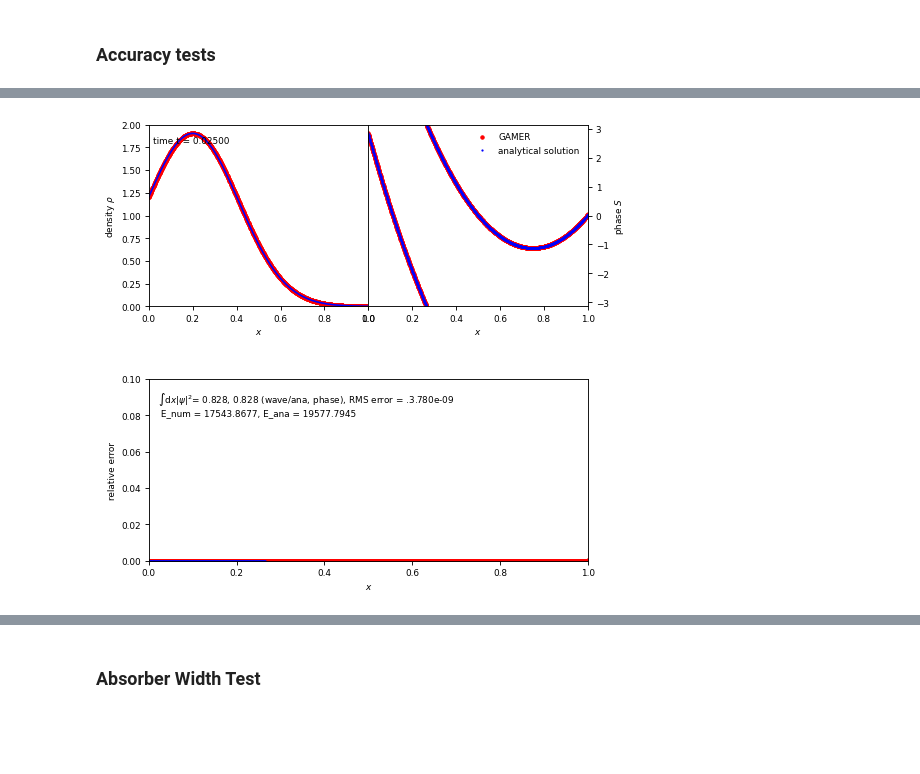
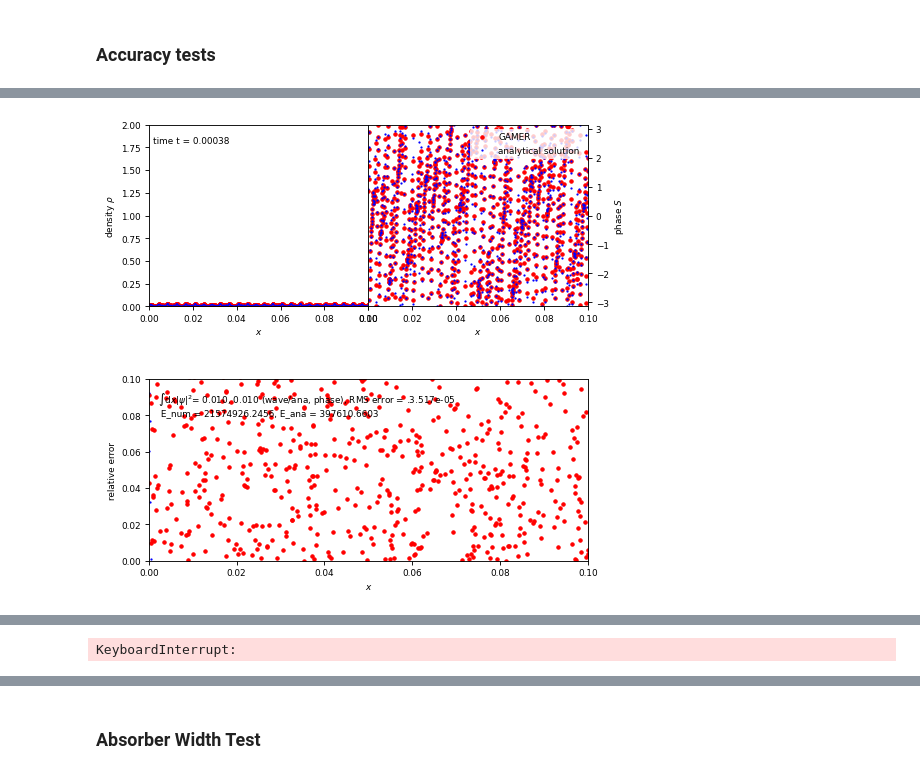
Before and after one commit to KunkelAlexander/fdm-hybrid-scheme, a Jupyter notebook: dirichlet_spectral.ipynb, the cells around one changed output, grey strips where cells are left out. Cells and saved outputs as stored; diff of their text form; code cells hidden in the pictures; blank space fills up the shorter version.

```diff
--- a/dirichlet_spectral.ipynb
+++ b/dirichlet_spectral.ipynb
@@ -1619,6 +1693,13 @@ def dS_func(x, L0_phys, L0_PLM, L1_phys, L1_PLM, sigma0, delta, dsigma_func, gam
     y[x >= L1_phys] = np.exp(1j * gamma) * (-1) * np.sign(x[x >= L1_phys] - L1_PLM) * dsigma_func(-np.abs(x[x >= L1_phys] - L1_PLM), sigma0, delta)
     return y
 
+def S_potential(x, L0_phys, L0_PLM, L1_phys, L1_PLM, sigma0, delta, sigma_func):
+    y = np.zeros(x.shape)
+
+    y[x <= L0_phys] = sigma_func(-np.abs(x[x <= L0_phys] - L0_PLM), sigma0, delta)
+    y[x >= L1_phys] = sigma_func(-np.abs(x[x >= L1_phys] - L1_PLM), sigma0, delta)
+    return y
+
 from chebfftPy import chebfft
 
 def cheby_exgrid(N,a,b):
@@ -3109,0 +3925,20 @@ Finished in 16513 time steps
+# %%
+
+plt.title("Relative errors")
+
+for i in range(2):
+    plt.loglog(resolutions, rel_errors[i], label=names[i])
+plt.ylabel("Rel error in l_infty norm ")
+plt.xlabel("Number of grid points N")
+plt.ylim([1e-12, 1e-5])
+plt.legend()
+plt.show()
+plt.title("Absolute errors")
+
+for i in range(2):
+    plt.loglog(resolutions, abs_errors[i], label=names[i])
+plt.ylabel("L2 error")
+plt.xlabel("Number of grid points N")
+plt.ylim([1e-12, 1e-5])
+plt.legend()
+plt.show()
@@ -3110,8 +3948,8 @@ Finished in 16513 time steps
 # %%
+
 def extraConfig(c):
     c["resolution"] = 32
-    c["t0"] =  0.00
-    c["tEnd"] = 0.025
+    c["tEnd"] = 0.0005
     c["dpi"] = 80
     c["outputTimestep"] = False
     c["stencilOrder"] = 3
@@ -3122,15 +3960,16 @@ def extraConfig(c):
     c["densityYlim"] = [0, 2]
     c["gravity"] = 0
     c["plotDebug"] = True
-    c["xlim"] = [0, 1]
-    c["domainSize"] = [0, 1]
+    c["xlim"] = [0, .1]
+    c["domainSize"] = [0, .1]
     c["usePeriodicBC"] = False
     c["useBC"] = True
-    c["boundarySize"] = 16
+    c["boundarySize"] = 6
     c["useAdaptiveTimestep"] = True
     c["patchSize"] = 32
+    c["replaceBoundary"] = True
     c["printGrid"] = False
-    c["replaceBoundary"] = True
+
 
 def setSine(c_org):
     c = dict(c_org)
@@ -3207,8 +4046,8 @@ names  = ["GAMER",
           ]
 
 configs = [cfull, c16, setSine(cfull), setCosine(cfull), setPeriodic(cfull), setSine(c16), setCosine(c16), setPeriodic(c16), setSine(c32), setCosine(c32), setPeriodic(c32)]
-test   = jowettWave
-test_name = "jowett Wave"
+test   = multiWave
+test_name = "multiWave"
 resolutions = 2**np.arange(5, 11)
 rel_errors = []
 abs_errors = []
@@ -3257 +4097 @@ Finished in 65536 time steps
-[figure, old version]
+[figure, new version]
@@ -3262,0 +4102 @@ Finished in 16321 time steps
+KeyboardInterrupt:
```
Also changed, not shown: parts of 21 cells of this notebook.
